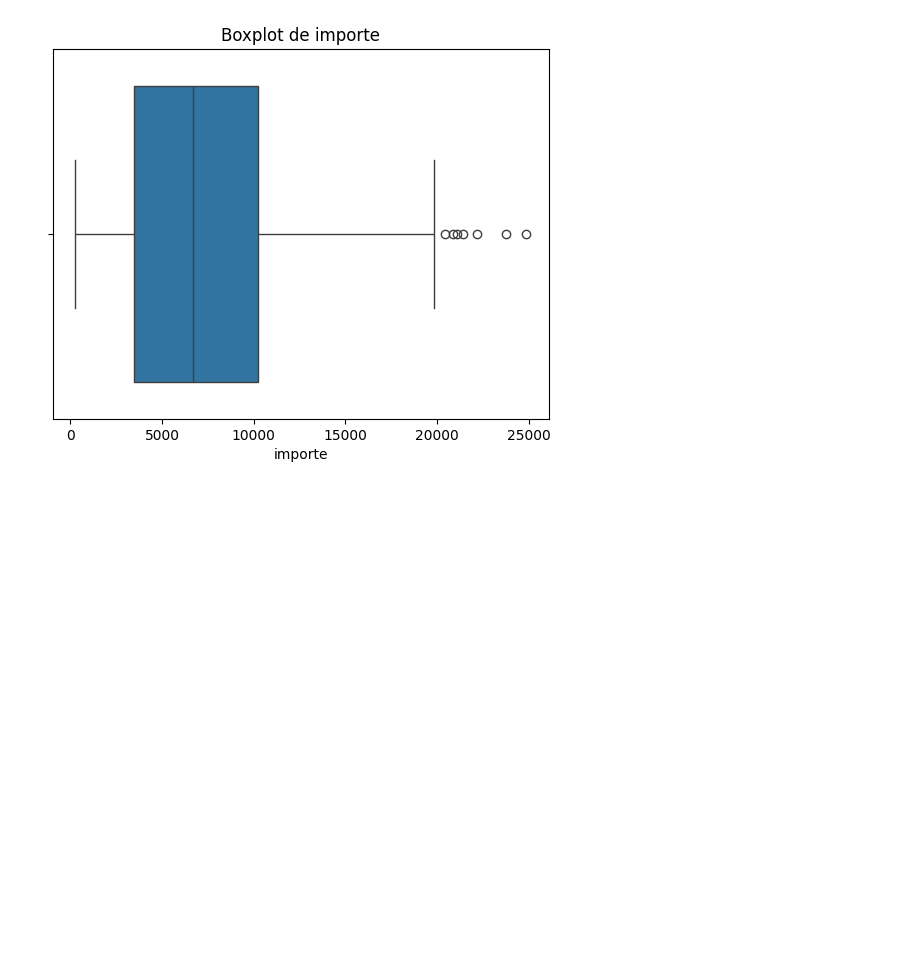
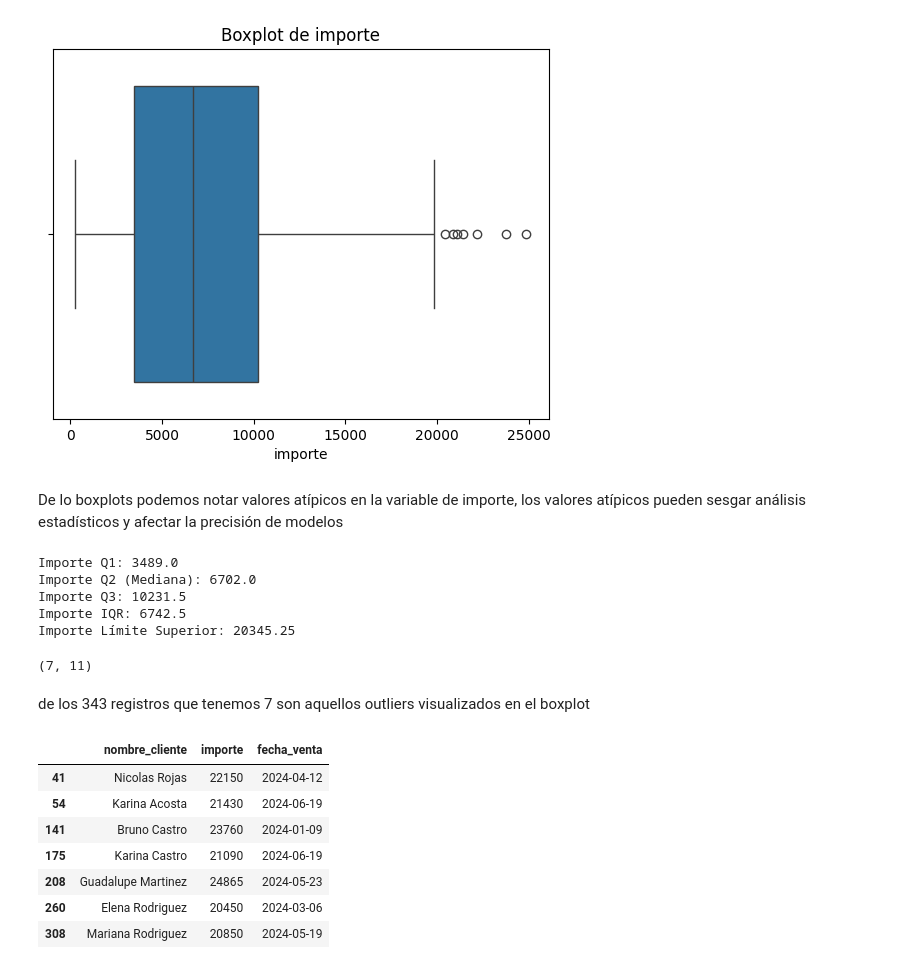
Before and after one commit to jperez-xcvi/guayerd_ia, a Jupyter notebook: aurelion.ipynb, the cells around one changed output. Drawn from its saved outputs; the diff is of its cells as text; code cells hidden in the pictures; blank space fills up the shorter version.

Commit message:
Detección de outliers e interpretación (Finalización de cuarto requisito)

```diff
--- a/aurelion.ipynb
+++ b/aurelion.ipynb
@@ -242,3 +246,45 @@ for col in numeric.columns:
 [figure]
 [figure]
 [figure]
+# %% [markdown]
+<p>De lo boxplots podemos notar valores atípicos en la variable de importe, los valores atípicos pueden sesgar análisis estadísticos y afectar la precisión de modelos
+</p>
+# %%
+# Cuartiles de importe
+importe_Q1 = aurelion['importe'].quantile(0.25)
+importe_Q2 = aurelion['importe'].quantile(0.50)
+importe_Q3 = aurelion['importe'].quantile(0.75)
+importe_IQR = importe_Q3 - importe_Q1
+importe_limite_superior = importe_Q3 + 1.5 * importe_IQR
+
+print(f"Importe Q1: {importe_Q1}")
+print(f"Importe Q2 (Mediana): {importe_Q2}")
+print(f"Importe Q3: {importe_Q3}")
+print(f"Importe IQR: {importe_IQR}")
+print(f"Importe Límite Superior: {importe_limite_superior}")
+# %% [output]
+Importe Q1: 3489.0
+Importe Q2 (Mediana): 6702.0
+Importe Q3: 10231.5
+Importe IQR: 6742.5
+Importe Límite Superior: 20345.25
+# %%
+# Identificación de outliers
+outliers = aurelion['importe'] > importe_limite_superior
+aurelion_outliers = aurelion[outliers]
+aurelion_outliers.shape
+# %% [output]
+(7, 11)
+# %% [markdown]
+<p> de los 343 registros que tenemos 7 son aquellos outliers visualizados en el boxplot</p>
+# %%
+aurelion_outliers[['nombre_cliente', 'importe', 'fecha_venta']]
+# %% [output]
+|  | nombre_cliente | importe | fecha_venta |
+| 41 | Nicolas Rojas | 22150 | 2024-04-12 |
+| 54 | Karina Acosta | 21430 | 2024-06-19 |
+| 141 | Bruno Castro | 23760 | 2024-01-09 |
+| 175 | Karina Castro | 21090 | 2024-06-19 |
+| 208 | Guadalupe Martinez | 24865 | 2024-05-23 |
+| 260 | Elena Rodriguez | 20450 | 2024-03-06 |
+| 308 | Mariana Rodriguez | 20850 | 2024-05-19 |
```
Also changed, not shown: parts of 1 cell of this notebook.
